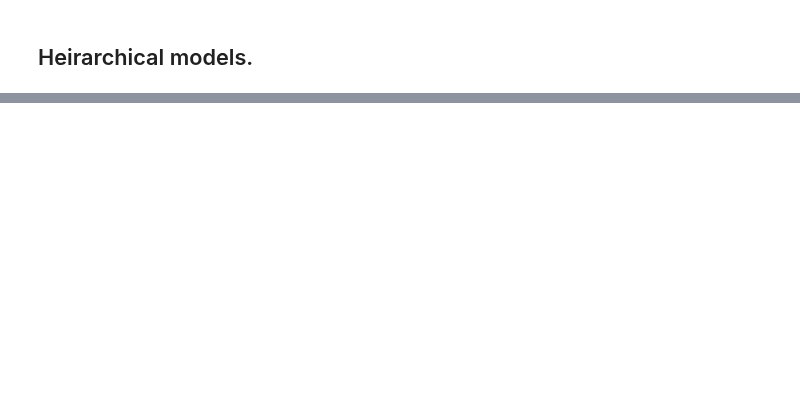
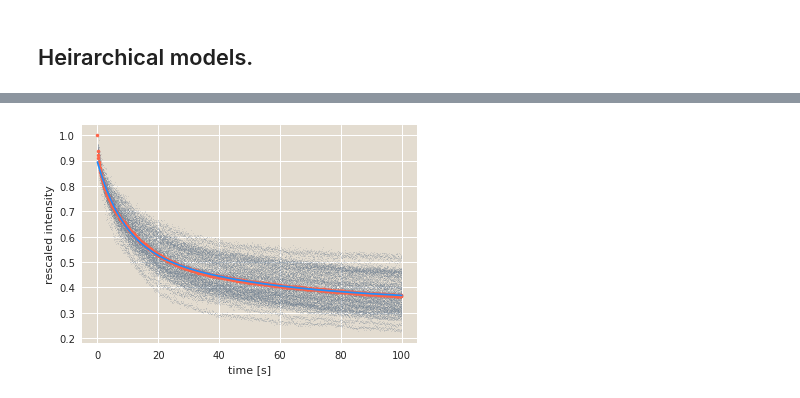
Before and after one commit to RPGroup-PBoC/mscl_survival, a Jupyter notebook: code/notebooks/testing_photobleaching_measurement.ipynb, the cells around one changed output, grey strips where cells are left out. Drawn from its saved outputs; the diff is of its cells as text; code cells hidden in the pictures; blank space fills up the shorter version.

```diff
--- a/code/notebooks/testing_photobleaching_measurement.ipynb
+++ b/code/notebooks/testing_photobleaching_measurement.ipynb
@@ -81,0 +120,3 @@ Finished [100%]: Average Loss = 6,794
+# %%
+auto_tau_sd = np.mean(np.abs(auto_stats[auto_stats['parameter']=='tau'][['hpd_min', 'hpd_max']].values - auto_tau))
+auto_beta_sd = np.mean(np.abs(auto_stats[auto_stats['parameter']=='beta'][['hpd_min', 'hpd_max']].values -auto_beta))
@@ -82,3 +169,26 @@ Finished [100%]: Average Loss = 6,794
+# %%
+# Extract the modes and plot the fit.
+delta_df = mscl.mcmc.trace_to_dataframe(delta_trace, delta_mean_model)
+delta_stats = mscl.mcmc.compute_statistics(delta_df)
+tau_mode = delta_stats[delta_stats['parameter']=='tau']['mode'].values[0]
+auto_tau_mode = delta_stats[delta_stats['parameter']=='auto_tau']['mode'].values[0]
+beta_mode = delta_stats[delta_stats['parameter']=='beta']['mode'].values[0]
+auto_beta_mode = delta_stats[delta_stats['parameter']=='auto_beta']['mode'].values[0]
+bg_mode = delta_stats[delta_stats['parameter']=='bg']['mode'].values[0]
+# %%
+# Plot the fit
+fig, ax  = plt.subplots(1,1)
+ax.set_xlabel('time [s]')
+ax.set_ylabel('rescaled intensity')
+_ = ax.plot(delta_data['elapsed_time_s'], delta_data['rescaled_intensity'], ',', color='slategray',
+           alpha=0.2)
+_ = ax.plot(elapsed_time, mean_delta, '.', color='tomato')
+
+# Compute the fit.
+theo = bg_mode + beta_mode * np.exp(-time_range / tau_mode) + auto_beta_mode * np.exp(-time_range / auto_tau_mode)
+_ = ax.plot(time_range, theo, color='dodgerblue')
+# %% [output]
+[figure, added]
 # %%
 # Extract the modes and HPD for informative priors
 advi_df = mscl.mcmc.trace_to_dataframe(approx_trace, auto_model)
```
Also changed, not shown: parts of 14 cells of this notebook.
